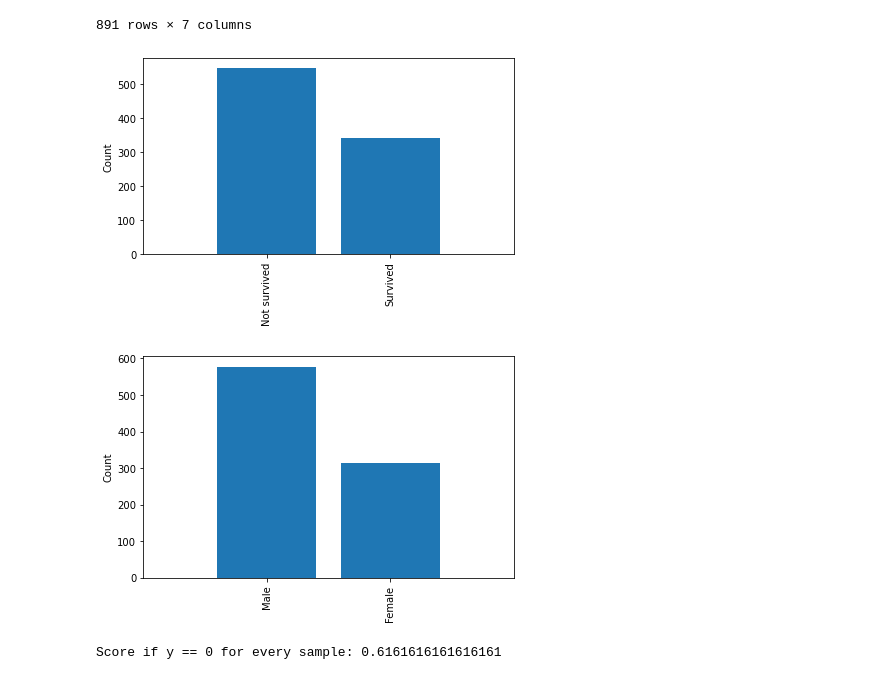
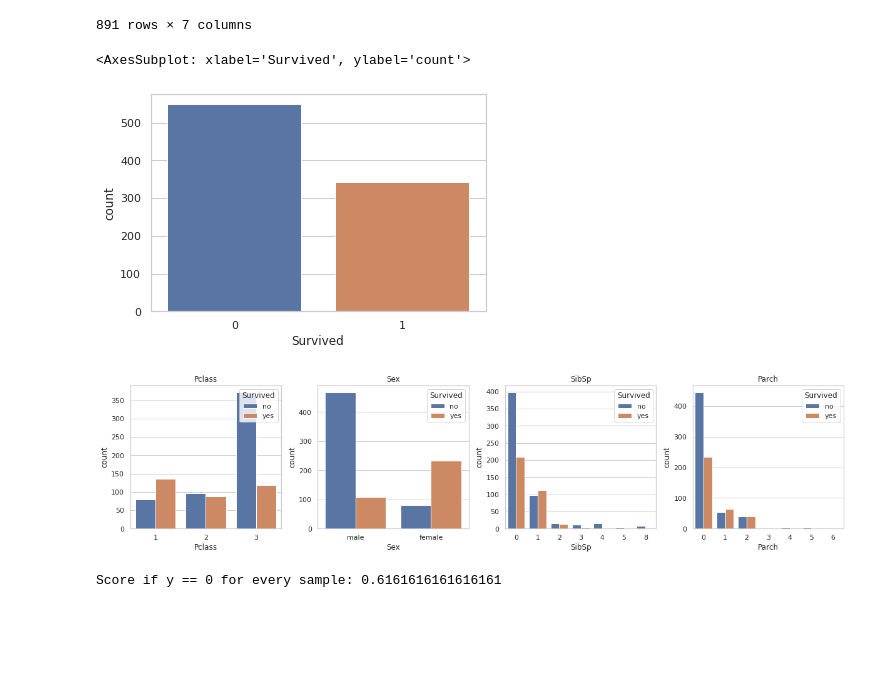
Before and after one commit to irvind/titanic_ml_analysis, a Jupyter notebook: titanic.ipynb, the cells around one changed output. Cells and saved outputs as stored; diff of their text form; code cells hidden in the pictures; blank space fills up the shorter version.

Commit message:
Use seaborn plots

```diff
--- a/titanic.ipynb
+++ b/titanic.ipynb
@@ -60,37 +60,66 @@ df
 | 889 | 1 | 1 | 0 | 26.0 | 0 | 0 | 30.0000 |
 | 890 | 0 | 3 | 0 | 32.0 | 0 | 0 | 7.7500 |
 891 rows × 7 columns
+# %%
+import seaborn as sns
+
+sns.set_theme(style="whitegrid")
+
+sns.countplot(data=df, x='Survived')
+# %% [output]
+<AxesSubplot: xlabel='Survived', ylabel='count'>
+[figure, added]
 # %%
 import matplotlib.pyplot as plt
 
+# def show_2_bin_plot(x_values, y_values, xlabel=None, ylabel='Count', x_label_map=None):
+#     plt.bar(x_values, y_values, alpha=1, align='center')
+#     plt.ylabel(ylabel)
+#     if xlabel:
+#         plt.xlabel(xlabel)
+#     labels = [x_label_map[v] for v in x_values]
+#     plt.xticks(x_values, labels, rotation=90)
+#     plt.xlim([-1, len(x_values)])
+#     plt.tight_layout()
+#     plt.show()
 
-def show_2_bin_plot(x_values, y_values, xlabel=None, ylabel='Count', x_label_map=None):
-    plt.bar(x_values, y_values, alpha=1, align='center')
-    plt.ylabel(ylabel)
-    if xlabel:
-        plt.xlabel(xlabel)
-    labels = [x_label_map[v] for v in x_values]
-    plt.xticks(x_values, labels, rotation=90)
-    plt.xlim([-1, len(x_values)])
-    plt.tight_layout()
-    plt.show()
+# sample_count = len(df)
+# positive_count = df['Survived'].sum()
+# surv_count = [sample_count - positive_count, positive_count]
+# show_2_bin_plot([0, 1], surv_count, x_label_map={0: 'Not survived', 1: 'Survived'})
 
+# female_count = df['Sex'].sum()
+# sex_count = [sample_count - female_count, female_count]
+# show_2_bin_plot([0, 1], sex_count, x_label_map={0: 'Male', 1: 'Female'})
 
-sample_count = len(df)
-positive_count = df['Survived'].sum()
-surv_count = [sample_count - positive_count, positive_count]
-show_2_bin_plot([0, 1], surv_count, x_label_map={0: 'Not survived', 1: 'Survived'})
+cols_to_visualise = ['Pclass', 'Sex', 'SibSp', 'Parch']
+plot_size = 4.2
+# n_rows = 2
+# n_cols = 3
+n_rows = 1
+n_cols = 4
+
+fig, axs = plt.subplots(n_rows, n_cols, figsize=(n_cols * plot_size, n_rows * plot_size))
+
+for row_idx in range(n_rows):
+    for col_idx in range(n_cols):
+        i = row_idx * n_cols + col_idx
+
+        ax = axs[col_idx]
+        # ax = axs[row_idx][col_idx]
+        col_name = cols_to_visualise[i]
+        series = df[col_name]
+        if col_name == 'Sex':
+            series = series.map({0: 'male', 1: 'female'})
+        sns.countplot(x=series,
+                      hue=df['Survived'].map({0: 'no', 1: 'yes'}),
+                      ax=ax)
+        ax.set_title(col_name)
+        ax.legend(title='Survived', loc='upper right')
+
+plt.tight_layout()
 # %% [output]
-[figure, old version]
+[figure, new version]
-# %%
-female_count = df['Sex'].sum()
-sex_count = [
-    sample_count - female_count,
-    female_count
-]
-show_2_bin_plot([0, 1], sex_count, x_label_map={0: 'Male', 1: 'Female'})
-# %% [output]
-[figure, removed]
 # %%
 from sklearn.model_selection import train_test_split
 
```
Also changed, not shown: parts of 1 cell of this notebook.
